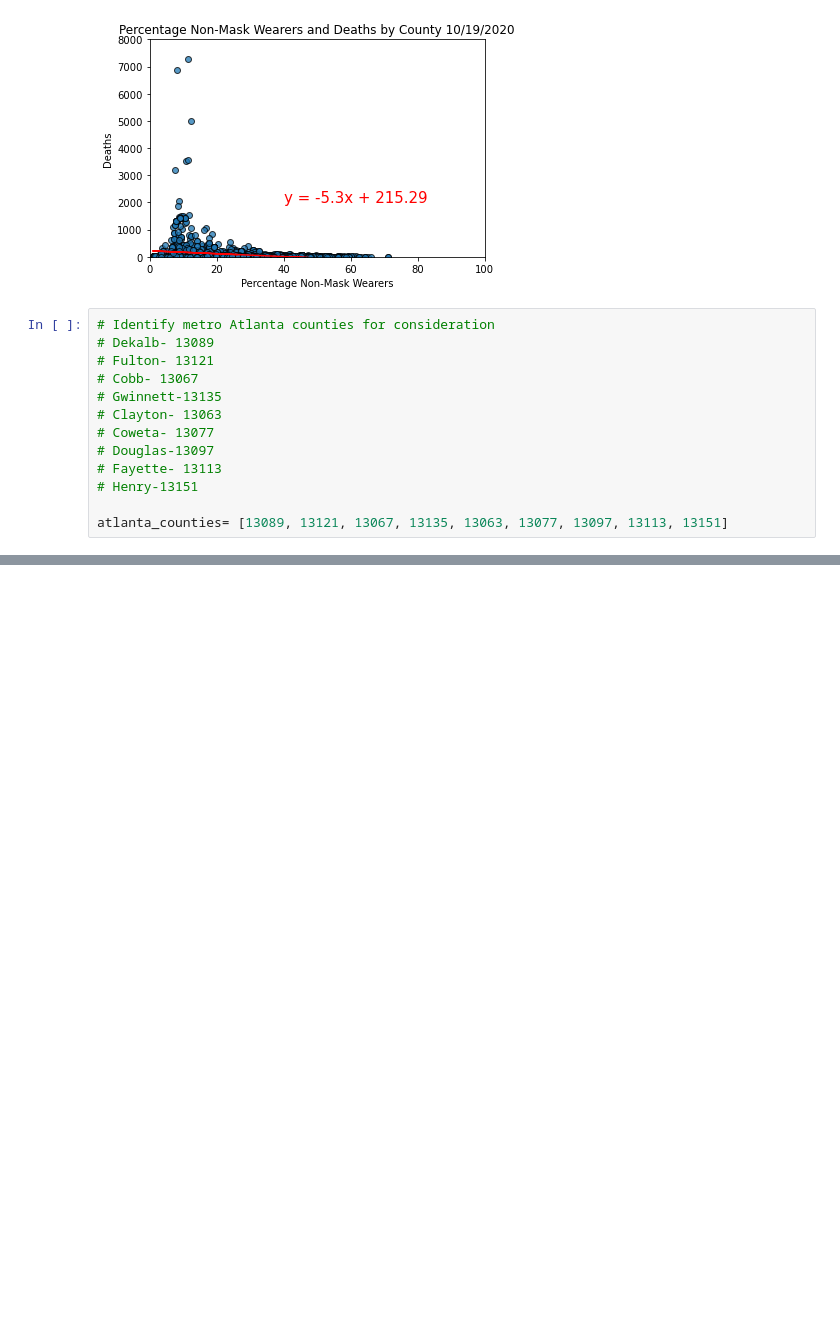
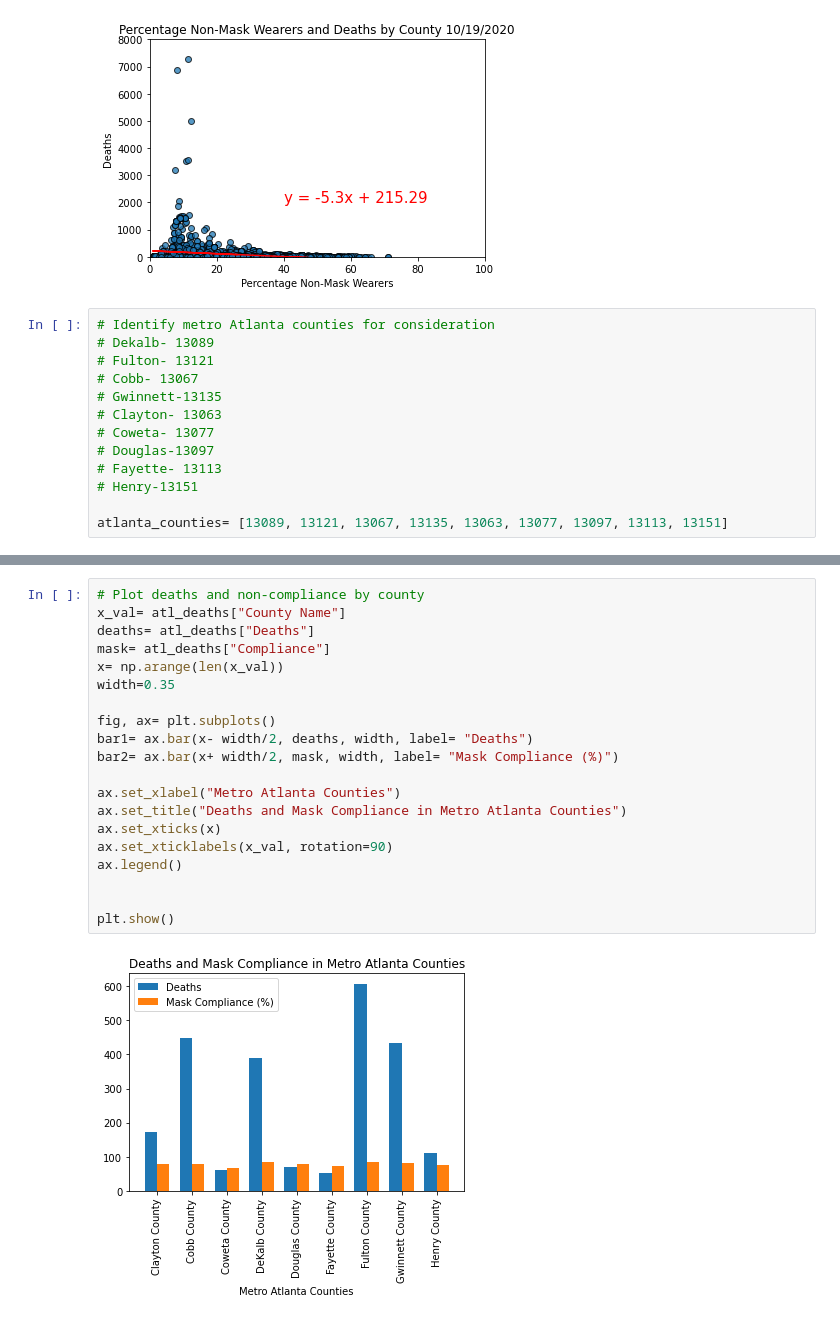
Before and after one commit to rashaad18/project_1, a Jupyter notebook: MaskMerge.ipynb, the cells around one changed output, grey strips where cells are left out. Saved outputs shown, nothing was run; the diff lists cells and outputs as text; blank space fills up the shorter version.

```diff
--- a/MaskMerge.ipynb
+++ b/MaskMerge.ipynb
@@ -230,0 +391,22 @@ atl_df
+# %%
+# Plot deaths and non-compliance by county
+x_val= atl_deaths["County Name"]
+deaths= atl_deaths["Deaths"]
+mask= atl_deaths["Compliance"]
+x= np.arange(len(x_val))
+width=0.35
+
+fig, ax= plt.subplots()
+bar1= ax.bar(x- width/2, deaths, width, label= "Deaths")
+bar2= ax.bar(x+ width/2, mask, width, label= "Mask Compliance (%)")
+
+ax.set_xlabel("Metro Atlanta Counties")
+ax.set_title("Deaths and Mask Compliance in Metro Atlanta Counties")
+ax.set_xticks(x)
+ax.set_xticklabels(x_val, rotation=90)
+ax.legend()
+
+
+plt.show()
+# %% [output]
+[figure, added]
```
Also changed, not shown: parts of 13 cells of this notebook.
